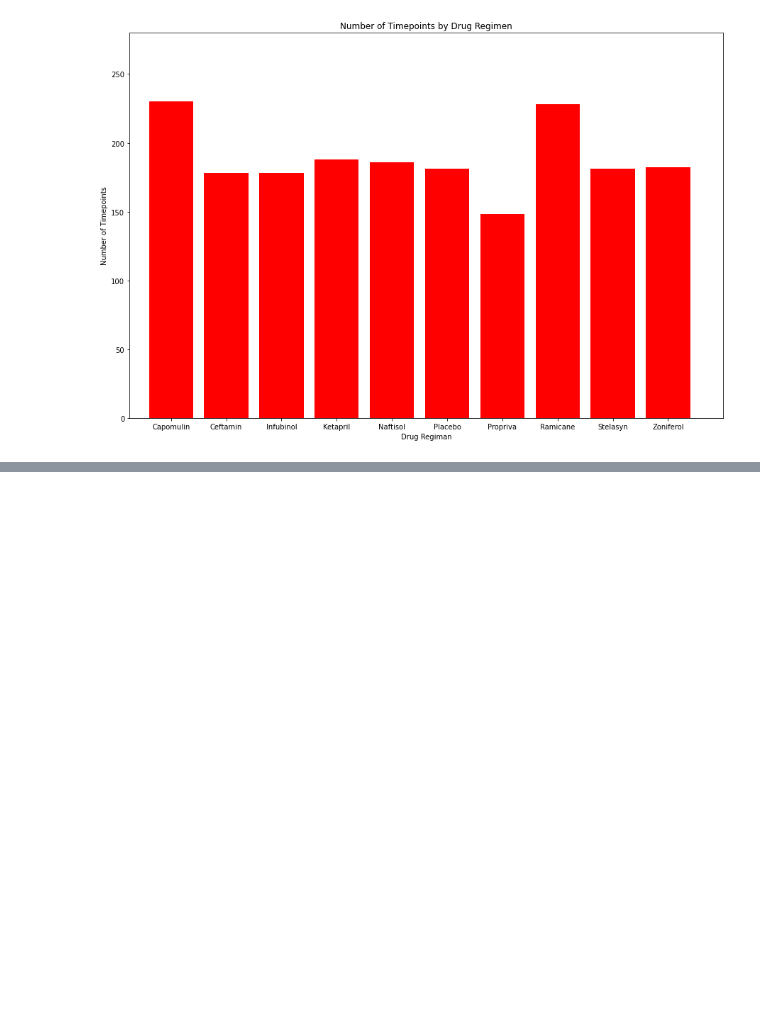
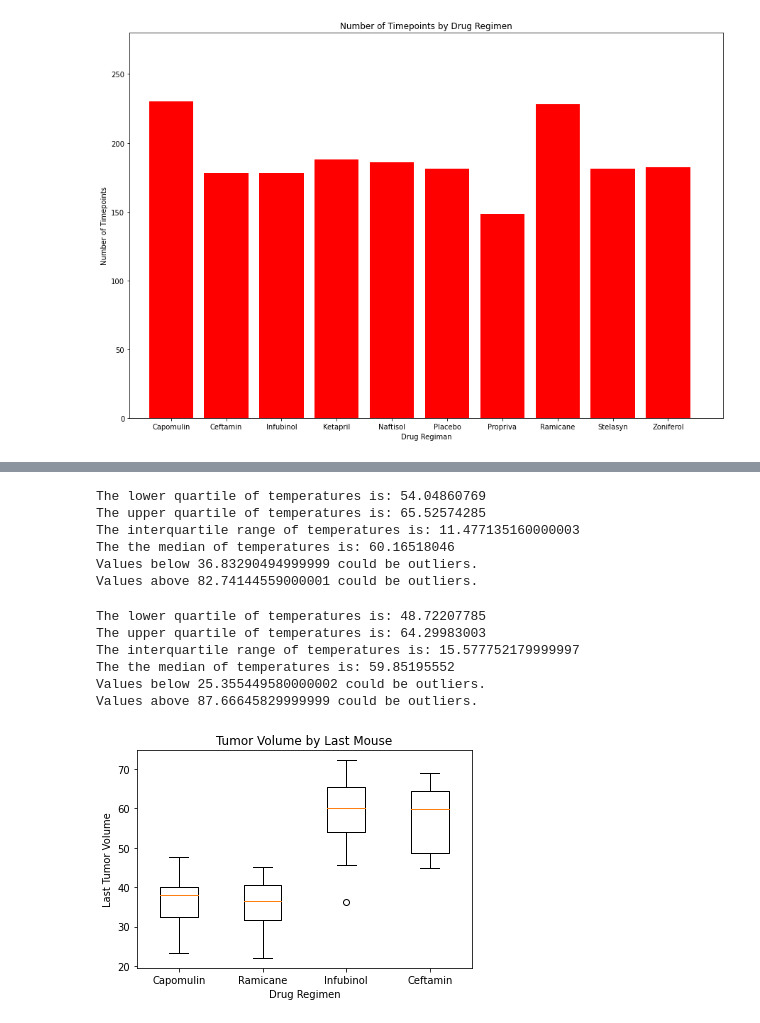
Before and after one commit to bdub99/Mice-Drug-Regiman-Analysis, a Jupyter notebook: PyMice/mice.ipynb, the cells around one changed output, grey strips where cells are left out. Cells and saved outputs as stored; diff of their text form; code cells hidden in the pictures; blank space fills up the shorter version.

```diff
--- a/PyMice/mice.ipynb
+++ b/PyMice/mice.ipynb
@@ -198,5 +278,82 @@ KeyError: 'Sex'
+# %%
+# Start by getting the last (greatest) timepoint for each mouse
+infu_df = duplicate_mice_clean.loc[duplicate_mice_clean["Drug Regimen"]=="Infubinol",:]
+infu_last = infu_df.groupby("Mouse ID").max()["Timepoint"]
+infu_last
+
+# Merge this group df with the original dataframe to get the tumor volume at the last timepoint
+infu_tv = pd.DataFrame(infu_last)
+infu_merge = pd.merge(infu_tv, duplicate_mice_clean, on=("Mouse ID", "Timepoint"), how="left")
+# %%
+# Calculate the IQR and quantitatively determine if there are any potential outliers.
+infu_tumors = infu_merge["Tumor Volume (mm3)"]
+infu_quar = infu_tumors.quantile([.25, .5, .75])
+infu_lowerq = infu_quar[.25]
+infu_upperq = infu_quar[.75]
+infu_iqr = infu_upperq - infu_lowerq
+
+print(f"The lower quartile of temperatures is: {infu_lowerq}")
+print(f"The upper quartile of temperatures is: {infu_upperq}")
+print(f"The interquartile range of temperatures is: {infu_iqr}")
+print(f"The the median of temperatures is: {infu_quar[0.5]} ")
+
+infu_lower_bound = infu_lowerq - (1.5*infu_iqr)
+infu_upper_bound = infu_upperq + (1.5*infu_iqr)
+print(f"Values below {infu_lower_bound} could be outliers.")
+print(f"Values above {infu_upper_bound} could be outliers.")
+# %% [output]
+The lower quartile of temperatures is: 54.04860769
+The upper quartile of temperatures is: 65.52574285
+The interquartile range of temperatures is: 11.477135160000003
+The the median of temperatures is: 60.16518046
+Values below 36.83290494999999 could be outliers.
+Values above 82.74144559000001 could be outliers.
+# %%
+# Start by getting the last (greatest) timepoint for each mouse
+ceft_df = duplicate_mice_clean.loc[duplicate_mice_clean["Drug Regimen"]=="Ceftamin",:]
+ceft_last = ceft_df.groupby("Mouse ID").max()["Timepoint"]
+ceft_last
+
+# Merge this group df with the original dataframe to get the tumor volume at the last timepoint
+ceft_tv = pd.DataFrame(ceft_last)
+ceft_merge = pd.merge(ceft_tv, duplicate_mice_clean, on=("Mouse ID", "Timepoint"), how="left")
+# %%
+# Calculate the IQR and quantitatively determine if there are any potential outliers.
+ceft_tumors = ceft_merge["Tumor Volume (mm3)"]
+ceft_quar = ceft_tumors.quantile([.25, .5, .75])
+ceft_lowerq = ceft_quar[.25]
+ceft_upperq = ceft_quar[.75]
+ceft_iqr = ceft_upperq - ceft_lowerq
+
+print(f"The lower quartile of temperatures is: {ceft_lowerq}")
+print(f"The upper quartile of temperatures is: {ceft_upperq}")
+print(f"The interquartile range of temperatures is: {ceft_iqr}")
+print(f"The the median of temperatures is: {ceft_quar[0.5]} ")
+
+ceft_lower_bound = ceft_lowerq - (1.5*ceft_iqr)
+ceft_upper_bound = ceft_upperq + (1.5*ceft_iqr)
+print(f"Values below {ceft_lower_bound} could be outliers.")
+print(f"Values above {ceft_upper_bound} could be outliers.")
+# %% [output]
+The lower quartile of temperatures is: 48.72207785
+The upper quartile of temperatures is: 64.29983003
+The interquartile range of temperatures is: 15.577752179999997
+The the median of temperatures is: 59.85195552
+Values below 25.355449580000002 could be outliers.
+Values above 87.66645829999999 could be outliers.
 # %%
 # Generate a box plot of the final tumor volume of each mouse across four regimens of interest
+tumor_data = [cap_tumors, Ram_tumors , infu_tumors, ceft_tumors]
+drug_regimen = ["Capomulin", "Ramicane", "Infubinol", "Ceftamin"]
+
+fig1, ax1 = plt.subplots()
+ax1.set_title("Tumor Volume by Last Mouse")
+ax1.set_ylabel("Last Tumor Volume")
+ax1.set_xlabel("Drug Regimen")
+ax1.boxplot(tumor_data, labels=drug_regimen)
+plt.show()
+# %% [output]
+[figure, added]
 # %%
 # Line and Scatter Plots
 # %%
```
Also changed, not shown: parts of 12 cells of this notebook.
